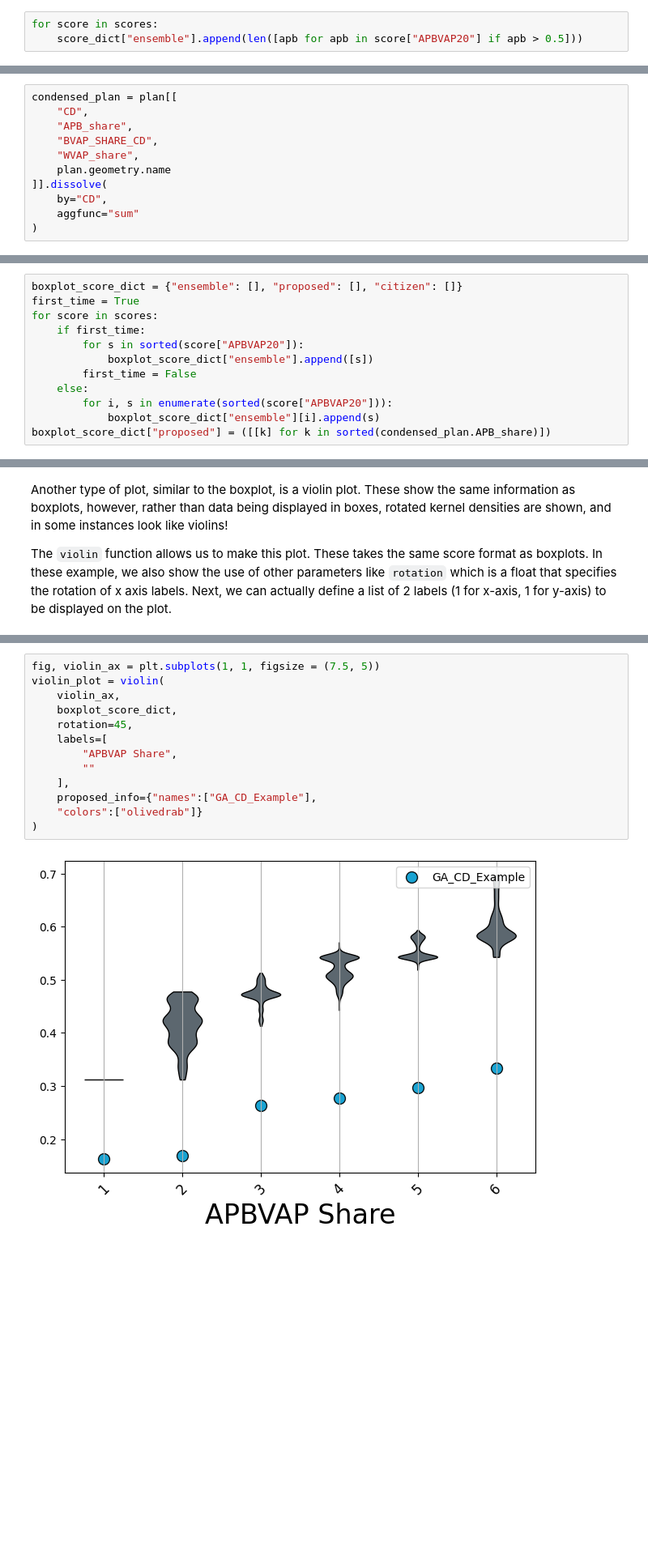
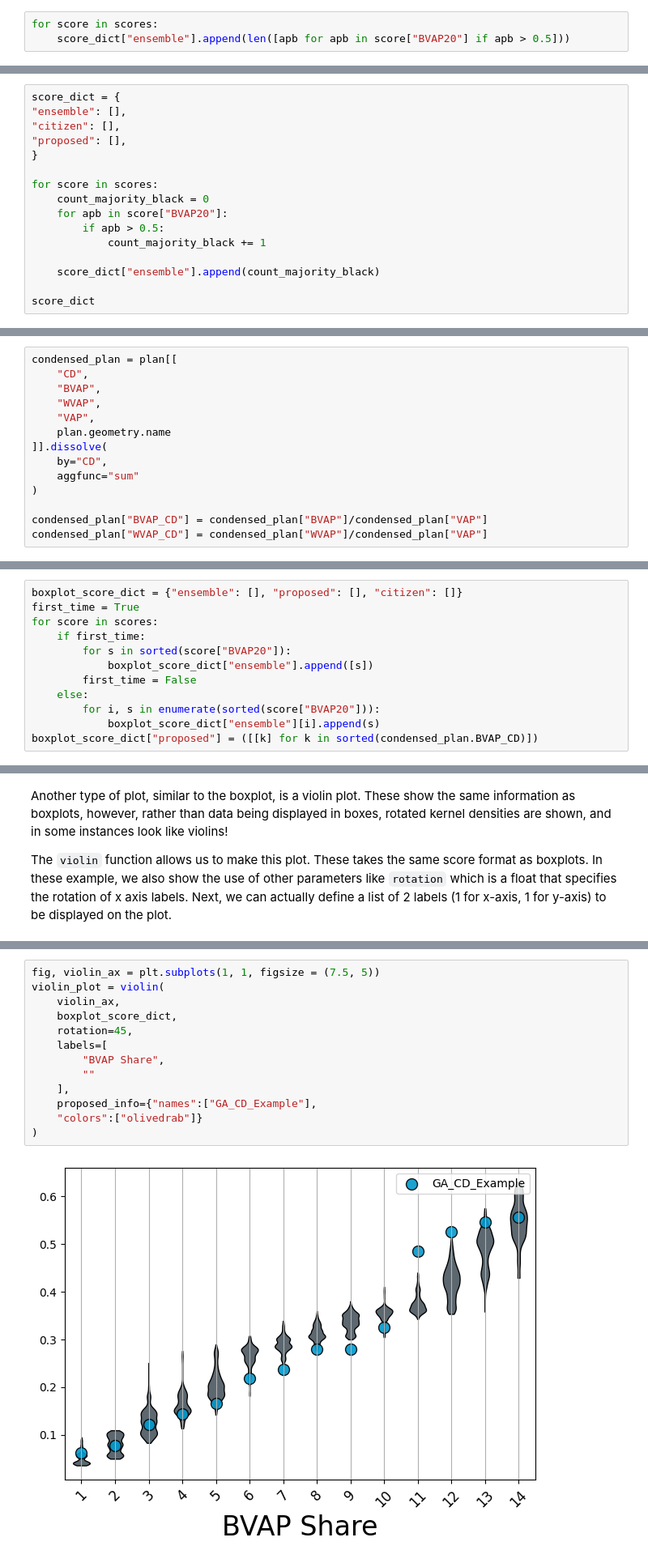
Before and after one commit to mggg/gerrytools, a Jupyter notebook: tutorials/plotting_tutorial.ipynb, the cells around one changed output, grey strips where cells are left out. Shown at 81% size. Drawn from its saved outputs; the diff is of its cells as text; blank space fills up the shorter version.

Commit message:
Update the plotting and scoring docs

```diff
--- a/tutorials/plotting_tutorial.ipynb
+++ b/tutorials/plotting_tutorial.ipynb
@@ -165,4 +165,4 @@ scores
 score_dict = {"ensemble":[], "citizen":[], "proposed":[]}
 # %%
 for score in scores:
-    score_dict["ensemble"].append(len([apb for apb in score["APBVAP20"] if apb > 0.5]))
+    score_dict["ensemble"].append(len([apb for apb in score["BVAP20"] if apb > 0.5]))
@@ -168,0 +189,16 @@ for score in scores:
+# %%
+score_dict = {
+"ensemble": [],
+"citizen": [],
+"proposed": [],
+}
+
+for score in scores:
+    count_majority_black = 0
+    for apb in score["BVAP20"]:
+        if apb > 0.5:
+            count_majority_black += 1
+
+    score_dict["ensemble"].append(count_majority_black)
+
+score_dict
@@ -189,12 +255,15 @@ score_dict
 # %%
 condensed_plan = plan[[
     "CD",
-    "APB_share",
-    "BVAP_SHARE_CD",
-    "WVAP_share",
+    "BVAP",
+    "WVAP",
+    "VAP",
     plan.geometry.name
 ]].dissolve(
     by="CD",
     aggfunc="sum"
 )
+
+condensed_plan["BVAP_CD"] = condensed_plan["BVAP"]/condensed_plan["VAP"]
+condensed_plan["WVAP_CD"] = condensed_plan["WVAP"]/condensed_plan["VAP"]
 # %%
@@ -262,13 +333,13 @@ boxplot_score_dict = {"ensemble": [], "proposed": [], "citizen": []}
 first_time = True
 for score in scores:
     if first_time:
-        for s in sorted(score["APBVAP20"]):
+        for s in sorted(score["BVAP20"]):
             boxplot_score_dict["ensemble"].append([s])
         first_time = False
     else:
-        for i, s in enumerate(sorted(score["APBVAP20"])):
+        for i, s in enumerate(sorted(score["BVAP20"])):
             boxplot_score_dict["ensemble"][i].append(s)
-boxplot_score_dict["proposed"] = ([[k] for k in sorted(condensed_plan.APB_share)])
+boxplot_score_dict["proposed"] = ([[k] for k in sorted(condensed_plan.BVAP_CD)])
 # %%
 fig, box_ax = plt.subplots(1, 1, figsize = (7.5, 5))
 box_plot = boxplot(box_ax, boxplot_score_dict, proposed_info={"names": ["GA_CD_example"], "colors": ["olivedrab"]})
@@ -302,18 +373,18 @@ boxplot_score_dict["proposed"]
 # %%
 fig, violin_ax = plt.subplots(1, 1, figsize = (7.5, 5))
 violin_plot = violin(
     violin_ax,
 	boxplot_score_dict,
 	rotation=45,
 	labels=[
-        "APBVAP Share",
+        "BVAP Share",
         ""
     ],
 	proposed_info={"names":["GA_CD_Example"],
 	"colors":["olivedrab"]}
 )
 # %% [output]
-[figure, old version]
+[figure, new version]
 # %%
 violin_plot.figure
 # %% [output]
```
Also changed, not shown: parts of 23 cells of this notebook, 11 other files.
